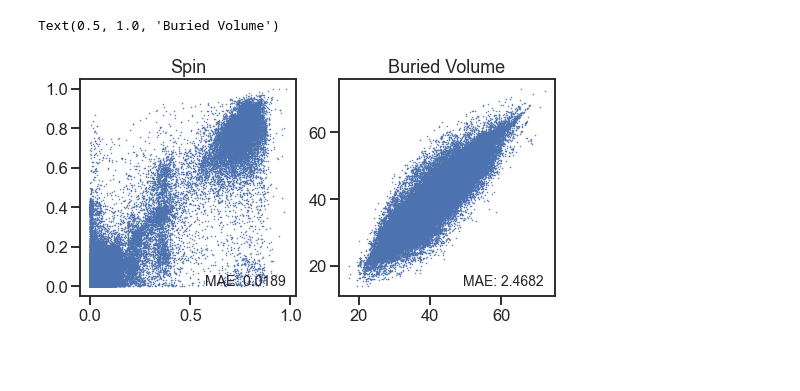
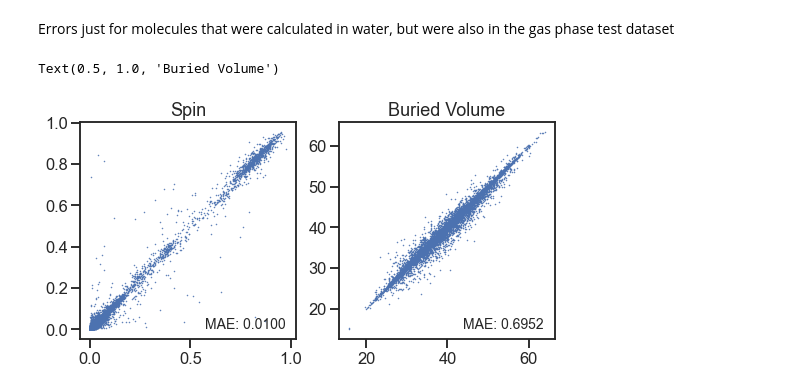
Before and after one commit to shreesowndarya/spin_gnn, a Jupyter notebook: plot_test_spin_bv.ipynb, the cells around one changed output. Saved outputs shown, nothing was run; the diff lists cells and outputs as text; code cells hidden in the pictures; blank space fills up the shorter version.

Commit message:
new spin bv plots

```diff
--- a/plot_test_spin_bv.ipynb
+++ b/plot_test_spin_bv.ipynb
@@ -71,22 +71,26 @@ if gpus:
         tf.config.experimental.set_memory_growth(gpu, True)
 import nfp
 # %%
-from preprocess_inputs_noh import preprocessor
-preprocessor.from_json('tfrecords_noh/preprocessor.json')
+from preprocess_inputs_spin_bv import preprocessor
+preprocessor.from_json('tfrecords_spin_bv/preprocessor.json')
 
 from loss import AtomInfMask, KLWithLogits
 from nfp import EdgeUpdate, NodeUpdate, GlobalUpdate
 import tensorflow_addons as tfa
 
 model = tf.keras.models.load_model(
-    '20200925_stability_noh/best_model.hdf5',
+    '20201012_spin_bv/best_model.hdf5',
     custom_objects={**nfp.custom_objects,
                     **{'AtomInfMask': AtomInfMask, 'KLWithLogits': KLWithLogits}})
 # %%
 cdf_spin = pd.read_csv('/projects/rlmolecule/pstjohn/atom_spins/cdf_spins.csv.gz')
+cdf_spin = cdf_spin[cdf_spin.atom_type != 'H']
+
 cdf_bv = pd.read_csv('/projects/rlmolecule/pstjohn/atom_spins/cdf_buried_volume.csv.gz', index_col=0)
 cdf = cdf_spin.merge(cdf_bv, on=['smiles', 'atom_index'], how='left')
 
-test = np.load('split.npz', allow_pickle=True)['test']
+cdf['fractional_spin'] = cdf.groupby('smiles').spin.apply(lambda x: x.abs() / x.abs().sum())
+
+test = np.load('split_spin_bv.npz', allow_pickle=True)['test']
 # %%
 cdf_test = cdf[cdf.smiles.isin(test)].copy()
@@ -94,11 +97,15 @@ cdf_test['fractional_spin'] = cdf_test.groupby('smiles').spin.apply(lambda x: x.
 # %%
-redf_spin = pd.read_csv('/projects/rlmolecule/pstjohn/atom_spins/redf_spins.csv.gz')
-redf_bv = pd.read_csv('/projects/rlmolecule/pstjohn/atom_spins/redf_buried_volume.csv.gz')
-redf = redf_spin.merge(redf_bv, on=['smiles', 'atom_index', 'atom_type'], how='left')
+redf_spin = pd.read_csv('/projects/rlmolecule/pstjohn/atom_spins/redf_spins_expanded.csv.gz')
+redf_spin = redf_spin[redf_spin.atom_type != 'H']
+
+redf_bv = pd.read_csv('/projects/rlmolecule/svss/Project-Redox/bur-vol_data_water/buried_volumes_water_all.csv.gz')[['atom_index', 'buried_vol', 'smiles']]
+redf = redf_spin.merge(redf_bv, on=['smiles', 'atom_index'], how='left')
+
 redf['fractional_spin'] = redf.groupby('smiles').spin.apply(lambda x: x.abs() / x.abs().sum())
 
-redf_test = np.load('redf_split.npz', allow_pickle=True)['test']
-redf_smiles = redf.smiles.unique()
+redf_smiles = pd.Series(redf.smiles.unique())
+
+redf_test = redf_smiles[redf_smiles.isin(test)]
 # %%
 test_dataset = tf.data.Dataset.from_generator(
     lambda: (preprocessor.construct_feature_matrices(smiles, train=False) for smiles in test),
@@ -108,7 +115,7 @@ test_dataset = tf.data.Dataset.from_generator(
                   padding_values=preprocessor.padding_values)
 # %%
 redf_dataset = tf.data.Dataset.from_generator(
-    lambda: (preprocessor.construct_feature_matrices(smiles, train=False) for smiles in redf.smiles.unique()),
+    lambda: (preprocessor.construct_feature_matrices(smiles, train=False) for smiles in redf_test),
     output_types=preprocessor.output_types,
     output_shapes=preprocessor.output_shapes)\
     .padded_batch(batch_size=128, padded_shapes=preprocessor.padded_shapes(max_atoms=redf.atom_index.max() + 1),
@@ -162,21 +157,23 @@ RDKit WARNING: [17:52:19]   BondStereo set to STEREONONE and single bond directi
+# %% [markdown]
+Errors just for molecules that were calculated in water, but were also in the gas phase test dataset
 # %%
 redf_pivot_spins = redf.pivot(index='smiles', columns='atom_index', values='fractional_spin')
-redf_pivot_spins = redf_pivot_spins.reindex(redf_smiles)
+redf_pivot_spins = redf_pivot_spins.reindex(redf_test)
 
-redf_pivot_bur_vol = redf.pivot(index='smiles', columns='atom_index', values='bur_vol')
-redf_pivot_bur_vol = redf_pivot_bur_vol.reindex(redf_smiles)
+redf_pivot_bur_vol = redf.pivot(index='smiles', columns='atom_index', values='buried_vol')
+redf_pivot_bur_vol = redf_pivot_bur_vol.reindex(redf_test)
 
 fig, axs = plt.subplots(nrows=1, ncols=2, figsize=(8.5,4))
 axs[0].plot(redf_pivot_spins.values.flatten(), rpredicted_fractional_spins.numpy().flatten(), '.', ms=1)
 axs[0].text(.95, .05, f'MAE: {pd.Series(redf_pivot_spins.values.flatten() - rpredicted_fractional_spins.numpy().flatten()).dropna().abs().mean():.4f}', ha='right',
             transform=axs[0].transAxes, fontsize=14)
 
 axs[1].plot(redf_pivot_bur_vol.values.flatten(), rpredicted_bur_vol.flatten(), '.', ms=1)
 axs[1].text(.95, .05, f'MAE: {pd.Series(redf_pivot_bur_vol.values.flatten() - rpredicted_bur_vol.flatten()).dropna().abs().mean():.4f}', ha='right',
             transform=axs[1].transAxes, fontsize=14)
 
 axs[0].set_title('Spin')
 axs[1].set_title('Buried Volume')
 # %% [output]
 Text(0.5, 1.0, 'Buried Volume')
-[figure, old version]
+[figure, new version]
```
Also changed, not shown: parts of 67 cells of this notebook.
